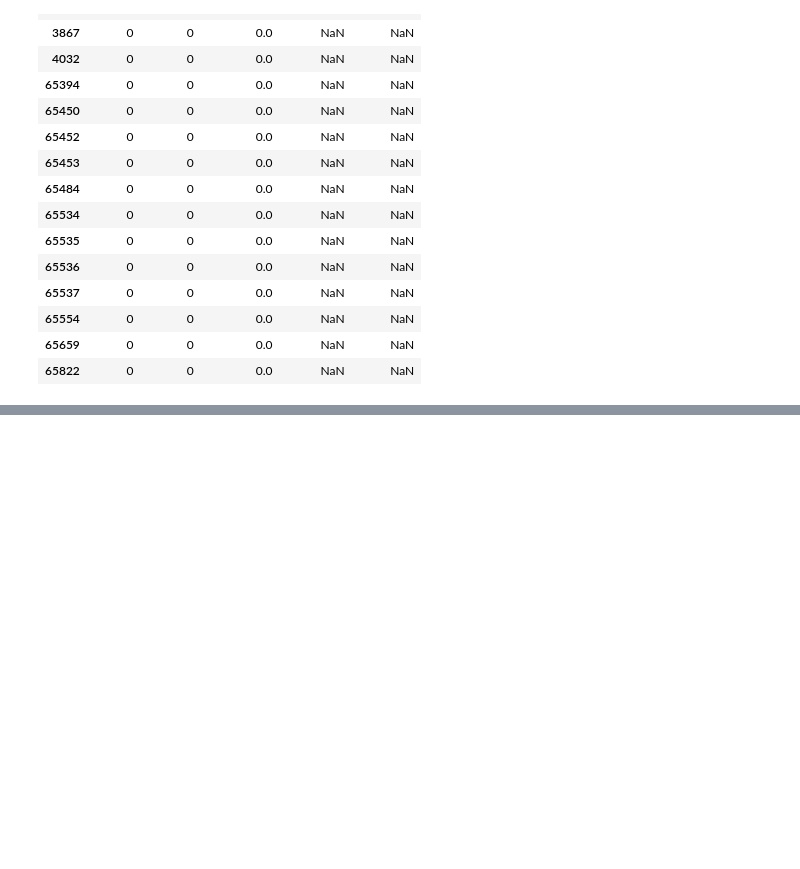
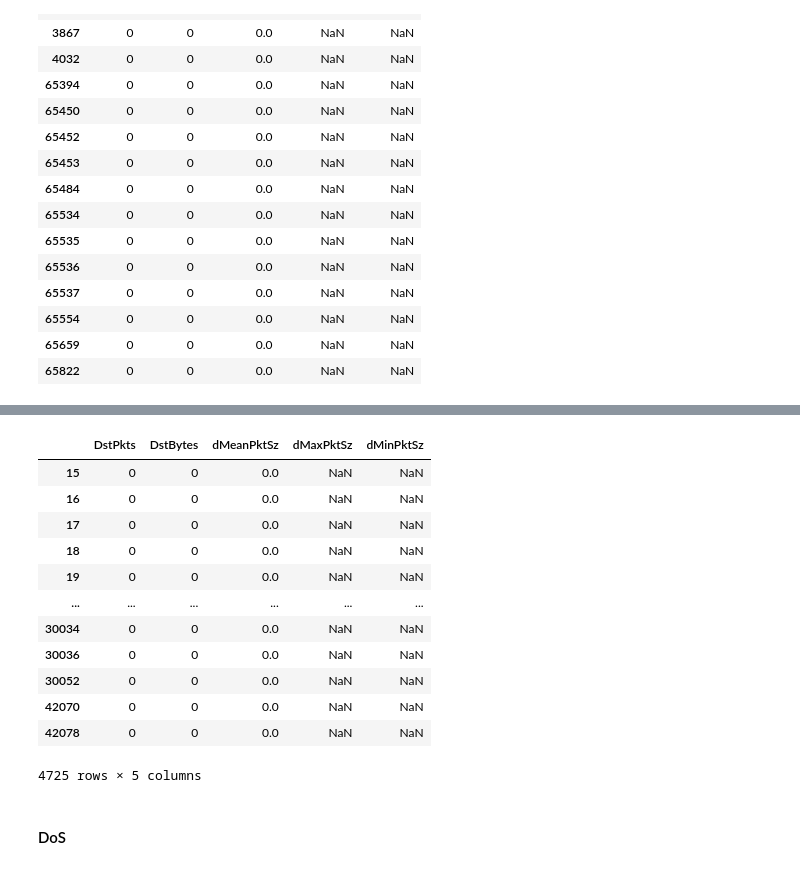
Before and after one commit to soyMA05/Clasiffication_TrafficSDN2, a Jupyter notebook: Fase2/preprocesamiento_limpieza.ipynb, the cells around one changed output, grey strips where cells are left out. Drawn from its saved outputs; the diff is of its cells as text; code cells hidden in the pictures; blank space fills up the shorter version.

```diff
--- a/Fase2/preprocesamiento_limpieza.ipynb
+++ b/Fase2/preprocesamiento_limpieza.ipynb
@@ -484,0 +488,17 @@ TypeError: 'float' object is not subscriptable
+# %%
+df_probe.iloc[:,[15,18,42,44,46]][(df_probe['DstPkts']==0) | (df_probe['DstBytes']==0) | (df_probe['dMeanPktSz']==0.0) |
+(df_probe['dMaxPktSz']==np.nan) & (df_probe['dMinPktSz']==np.nan) ]
+# %% [output]
+|  | DstPkts | DstBytes | dMeanPktSz | dMaxPktSz | dMinPktSz |
+| 15 | 0 | 0 | 0.0 | NaN | NaN |
+| 16 | 0 | 0 | 0.0 | NaN | NaN |
+| 17 | 0 | 0 | 0.0 | NaN | NaN |
+| 18 | 0 | 0 | 0.0 | NaN | NaN |
+| 19 | 0 | 0 | 0.0 | NaN | NaN |
+| ... | ... | ... | ... | ... | ... |
+| 30034 | 0 | 0 | 0.0 | NaN | NaN |
+| 30036 | 0 | 0 | 0.0 | NaN | NaN |
+| 30052 | 0 | 0 | 0.0 | NaN | NaN |
+| 42070 | 0 | 0 | 0.0 | NaN | NaN |
+| 42078 | 0 | 0 | 0.0 | NaN | NaN |
+4725 rows × 5 columns
@@ -484,0 +509,2 @@ TypeError: 'float' object is not subscriptable
+# %% [markdown]
+#### DoS
```
Also changed, not shown: parts of 21 cells of this notebook.
